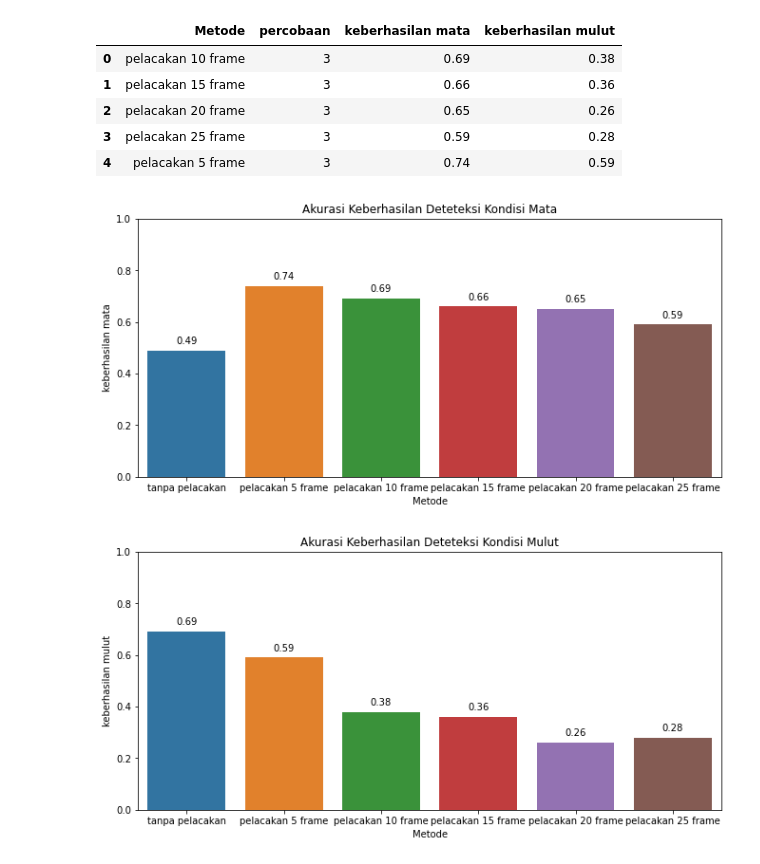
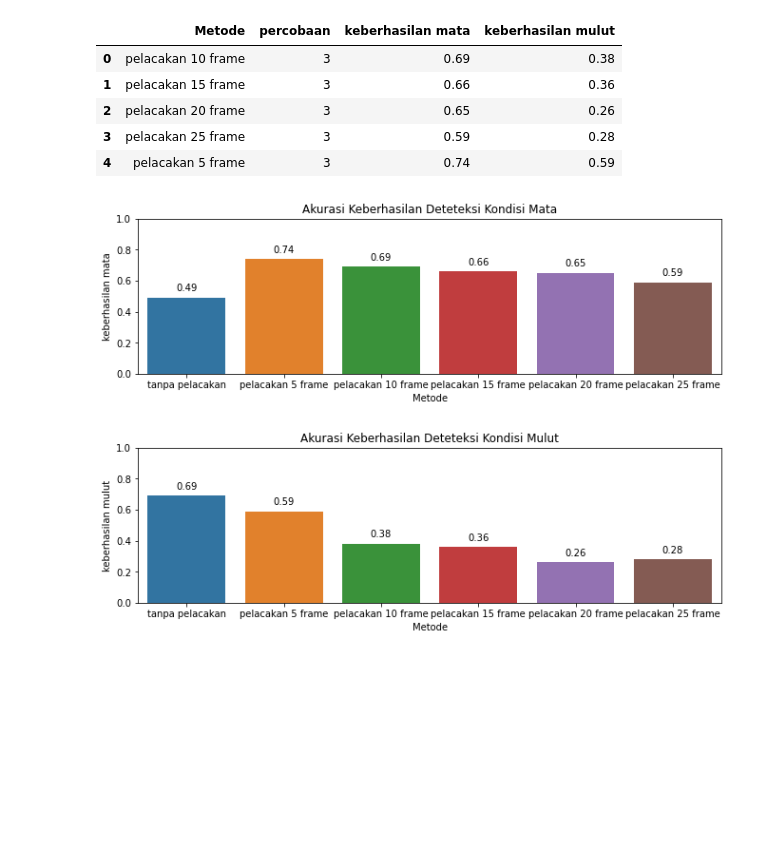
Before and after one commit to Arkoes07/skripsi-machine-learning, a Jupyter notebook: condition_evaluation.ipynb, the cells around one changed output. Cells and saved outputs as stored; diff of their text form; code cells hidden in the pictures; blank space fills up the shorter version.

```diff
--- a/condition_evaluation.ipynb
+++ b/condition_evaluation.ipynb
@@ -31,22 +31,22 @@ agg_df.head()
 # %%
 order = ['tanpa pelacakan','pelacakan 5 frame','pelacakan 10 frame','pelacakan 15 frame','pelacakan 20 frame','pelacakan 25 frame']
 bplot = sns.barplot(x='Metode', y='keberhasilan mata', data=agg_df, order=order)
 plt.ylim(0,1)
-plt.rcParams["figure.figsize"] = (11,5)
+plt.rcParams["figure.figsize"] = (11,3)
 plt.title("Akurasi Keberhasilan Deteteksi Kondisi Mata")
 for p in bplot.patches:
      bplot.annotate(format(p.get_height(), '.2f'), (p.get_x() + p.get_width() / 2., p.get_height()), ha = 'center', va = 'center', xytext = (0, 10), textcoords = 'offset points')
 plt.savefig('plots/eye_condition_accuracy.png')
 # %% [output]
-[figure, old version]
+[figure, new version]
 # %%
 order = ['tanpa pelacakan','pelacakan 5 frame','pelacakan 10 frame','pelacakan 15 frame','pelacakan 20 frame','pelacakan 25 frame']
 bplot = sns.barplot(x='Metode', y='keberhasilan mulut', data=agg_df, order=order)
 plt.ylim(0,1)
-plt.rcParams["figure.figsize"] = (11,5)
+plt.rcParams["figure.figsize"] = (11,3)
 plt.title("Akurasi Keberhasilan Deteteksi Kondisi Mulut")
 for p in bplot.patches:
      bplot.annotate(format(p.get_height(), '.2f'), (p.get_x() + p.get_width() / 2., p.get_height()), ha = 'center', va = 'center', xytext = (0, 10), textcoords = 'offset points')
 plt.savefig('plots/mouth_condition_accuracy.png')
 # %% [output]
-[figure, old version]
+[figure, new version]
```
Also changed, not shown: 7 other files.
